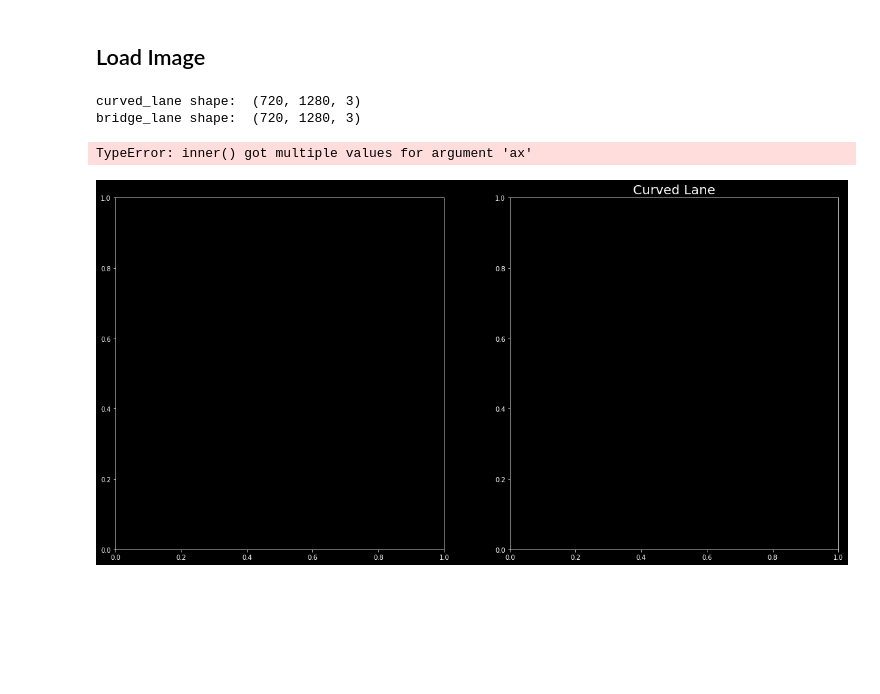
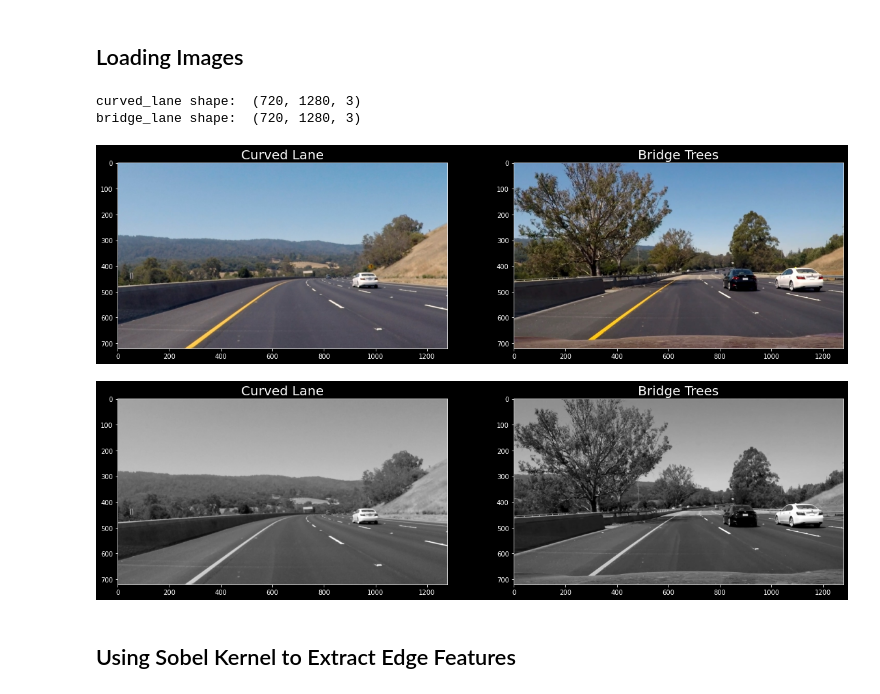
Before and after one commit to edutjie/Computer-Vision-Indonesia.AI, a Jupyter notebook: 1. Intro to Computer Vision/kernel.ipynb, the cells around one changed output. Saved outputs shown, nothing was run; the diff lists cells and outputs as text; code cells hidden in the pictures; blank space fills up the shorter version.

Commit message:
Added few extras

```diff
--- a/1. Intro to Computer Vision/kernel.ipynb
+++ b/1. Intro to Computer Vision/kernel.ipynb
@@ -21,8 +27,8 @@ plt.rcParams.update({
     "figure.edgecolor": "black",
     "savefig.facecolor": "black",
     "savefig.edgecolor": "black"})
-# %% [markdown]
-## Load Image
+# %% [markdown]
+## Loading Images
 # %%
 curved_lane = mpimg.imread('images/curved_lane.jpeg')
 bridge_trees = mpimg.imread('images/bridge_trees_example.jpeg')
@@ -35,13 +41,28 @@ bridge_lane shape:  (720, 1280, 3)
 # %%
 fig, ax = plt.subplots(1, 2, figsize=(20, 10))
 
-plt.title('Curved Lane', fontsize=20)
-plt.imshow(curved_lane, ax=ax[0])
+ax[0].set_title('Curved Lane', fontsize=20)
+ax[0].imshow(curved_lane)
 
-plt.title('Bridge Trees', fontsize=20)
-plt.imshow(bridge_trees, ax=ax[1])
+ax[1].set_title('Bridge Trees', fontsize=20)
+ax[1].imshow(bridge_trees)
 
 plt.show()
 # %% [output]
-TypeError: inner() got multiple values for argument 'ax'
-[figure, old version]
+[figure, new version]
+# %%
+fig, ax = plt.subplots(1, 2, figsize=(20, 10))
+
+curved_lane_gray = cv2.cvtColor(curved_lane, cv2.COLOR_RGB2GRAY)
+ax[0].set_title('Curved Lane', fontsize=20)
+ax[0].imshow(curved_lane_gray, cmap='gray')
+
+bridge_trees_gray = cv2.cvtColor(bridge_trees, cv2.COLOR_RGB2GRAY)
+ax[1].set_title('Bridge Trees', fontsize=20)
+ax[1].imshow(bridge_trees_gray, cmap='gray')
+
+plt.show()
+# %% [output]
+[figure, added]
+# %% [markdown]
+## Using Sobel Kernel to Extract Edge Features
```
Also changed, not shown: parts of 7 cells of this notebook, 3 other files.
